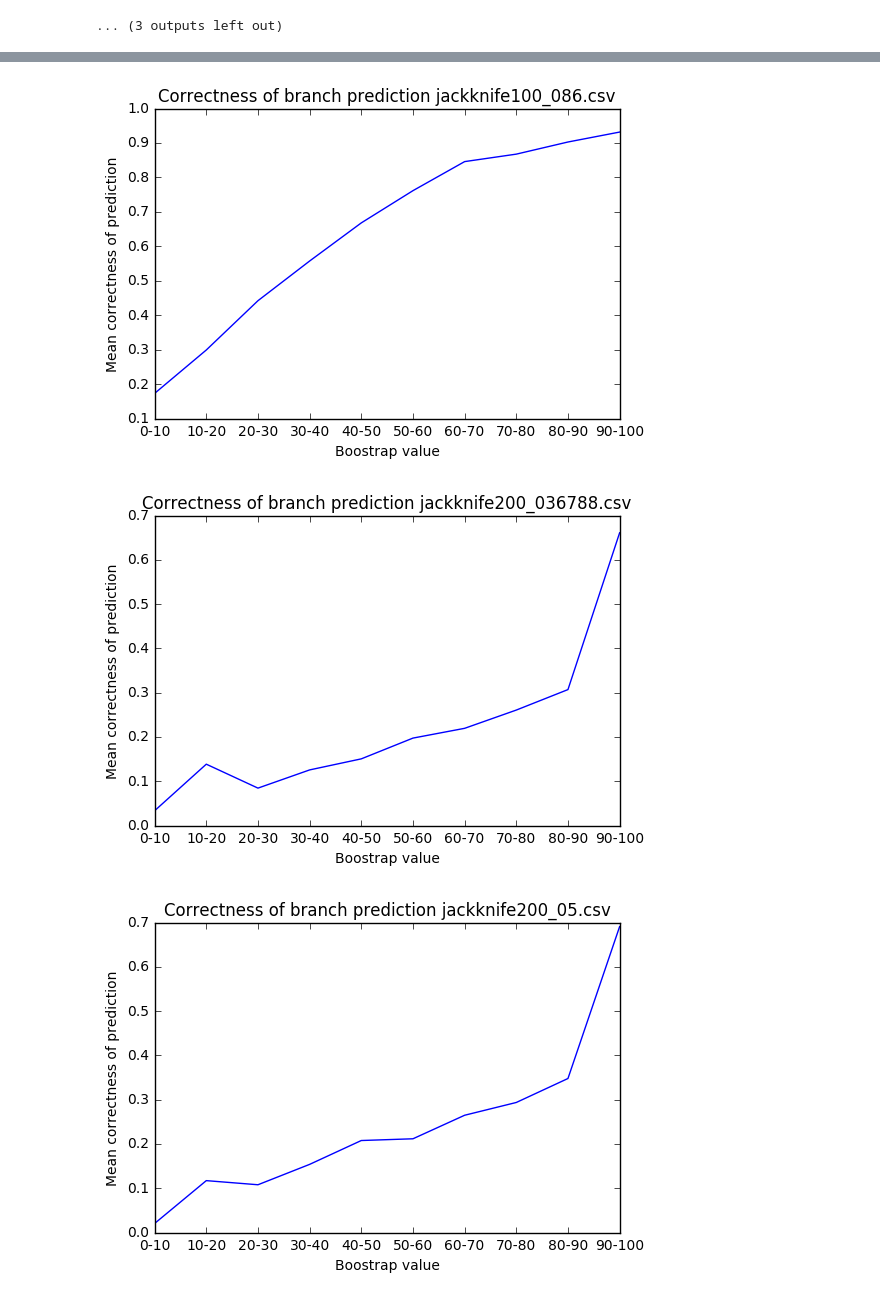
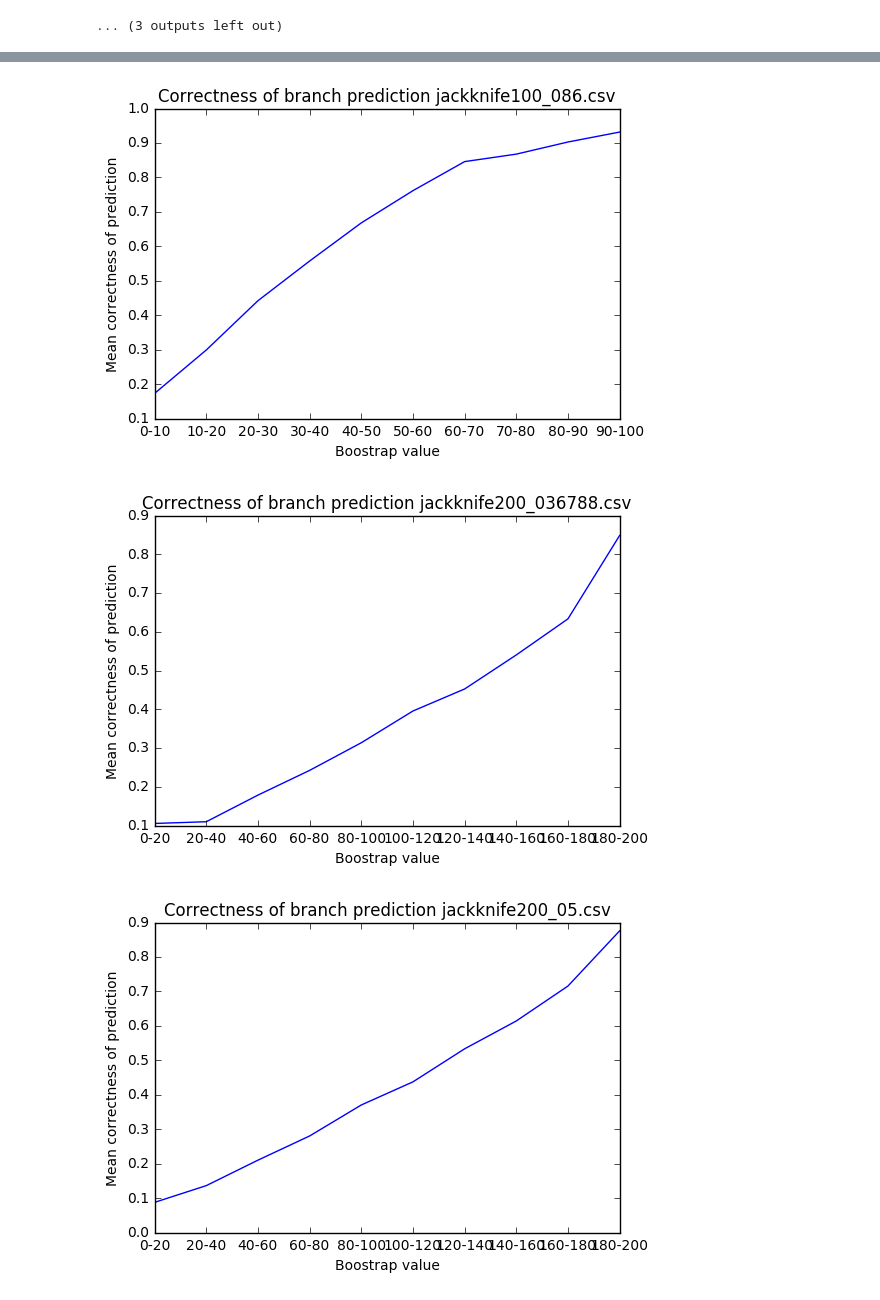
Before and after one commit to dmitrypenzar1996/PQ, a Jupyter notebook: boot_an/Boot_an.ipynb, the cells around one changed output, grey strips where cells are left out. Saved outputs shown, nothing was run; the diff lists cells and outputs as text; code cells hidden in the pictures.

Commit message:
Correct graphs for 200, 50, 20

```diff
--- a/boot_an/Boot_an.ipynb
+++ b/boot_an/Boot_an.ipynb
@@ -74,33 +74,33 @@ plt.show()
 [figure]
 ... (3 outputs left out)
 # %%
+for pred in predictors:
+    if pred.boot_score.shape[0]:
+        bins = np.linspace(0, np.max(pred.boot_score), 10, endpoint=False)
+        step = float(bins[1] - bins[0])
 
-bins = np.linspace(0, 100, 10, endpoint=False)
-step = float(bins[1] - bins[0])
+        pos = np.digitize(pred.boot_score, bins)
+        mean_is_true = np.zeros(len(bins))
 
-for pred in predictors:
-    pos = np.digitize(pred.boot_score, bins)
-    mean_is_true = np.zeros(len(bins))
+        for i, b in enumerate(bins, start = 1):
+            mean_is_true[i - 1] = np.mean(pred.is_true[pos == i])
 
-    for i, b in enumerate(bins, start = 1):
-        mean_is_true[i - 1] = np.mean(pred.is_true[pos == i])
-
-    plt.title("Correctness of branch prediction {}".format(pred.name))
-    plt.plot(mean_is_true)
-    plt.xlabel("Boostrap value")
-    plt.ylabel("Mean correctness of prediction")
-    plt.xticks(np.arange(len(mean_is_true)), ["{:.0f}-{:.0f}".format(x * step , (x + 1) * step) for x in xrange(len(mean_is_true))])
-    plt.show()
+        plt.title("Correctness of branch prediction {}".format(pred.name))
+        plt.plot(mean_is_true)
+        plt.xlabel("Boostrap value")
+        plt.ylabel("Mean correctness of prediction")
+        plt.xticks(np.arange(len(mean_is_true)), ["{:.0f}-{:.0f}".format(x * step , (x + 1) * step) for x in xrange(len(mean_is_true))])
+        plt.show()
 # %% [output]
 [figure]
 [figure]
 [figure]
 [figure]
 [figure]
 [figure]
 [figure]
 [figure]
 [figure]
 [figure]
-[figure, old version]
+[figure, new version]
-[figure, old version]
+[figure, new version]
```
Also changed, not shown: parts of 1 cell of this notebook.
